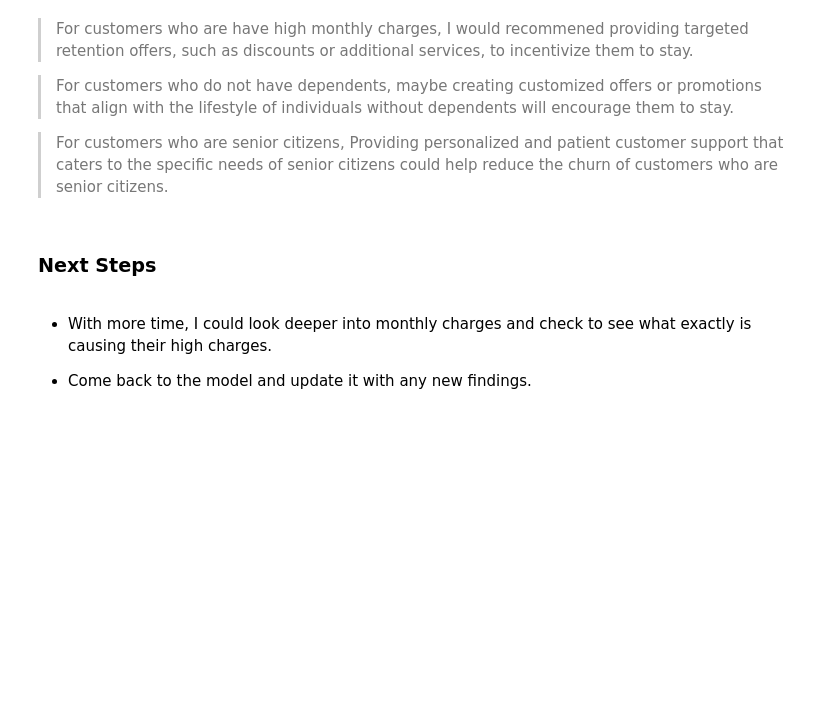
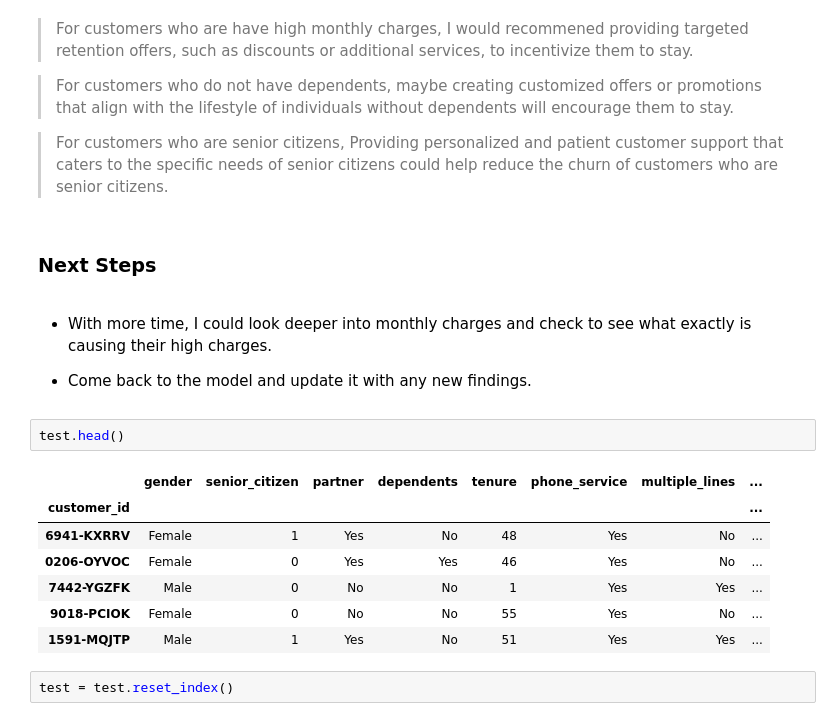
Before and after one commit to ricardo-benitez21/Classification_Project_Part1, a Jupyter notebook: not_final_notebook.ipynb, the cells around one changed output. Saved outputs shown, nothing was run; the diff lists cells and outputs as text; blank space fills up the shorter version.

```diff
--- a/not_final_notebook.ipynb
+++ b/not_final_notebook.ipynb
@@ -641,3 +641,15 @@ The final model's score is 80%, which is higher than the baseline.
 * With more time, I could look deeper into monthly charges and check to see what exactly is causing their high charges.
 
 * Come back to the model and update it with any new findings.
+# %%
+test.head()
+# %% [output]
+|  | gender | senior_citizen | partner | dependents | tenure | phone_service | multiple_lines | ... |
+| customer_id |  |  |  |  |  |  |  | ... |
+| 6941-KXRRV | Female | 1 | Yes | No | 48 | Yes | No | ... |
+| 0206-OYVOC | Female | 0 | Yes | Yes | 46 | Yes | No | ... |
+| 7442-YGZFK | Male | 0 | No | No | 1 | Yes | Yes | ... |
+| 9018-PCIOK | Female | 0 | No | No | 55 | Yes | No | ... |
+| 1591-MQJTP | Male | 1 | Yes | No | 51 | Yes | Yes | ... |
+# %%
+test = test.reset_index()
```
Also changed, not shown: parts of 2 cells of this notebook.
